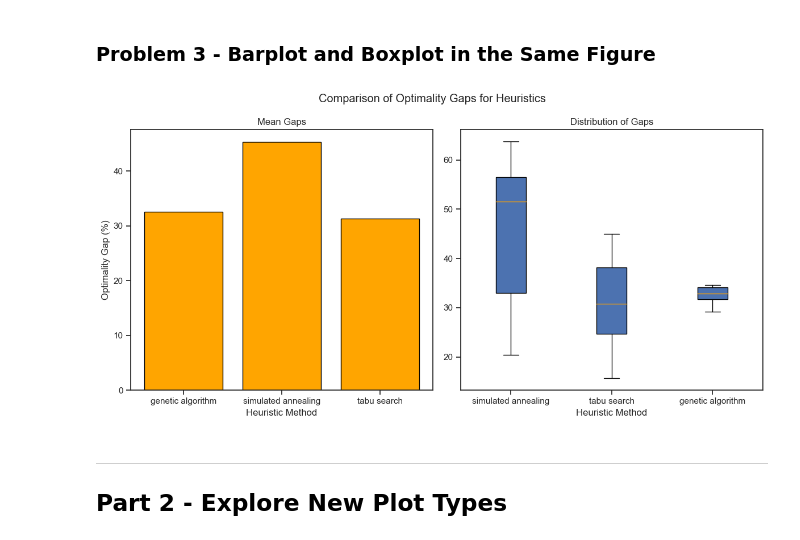
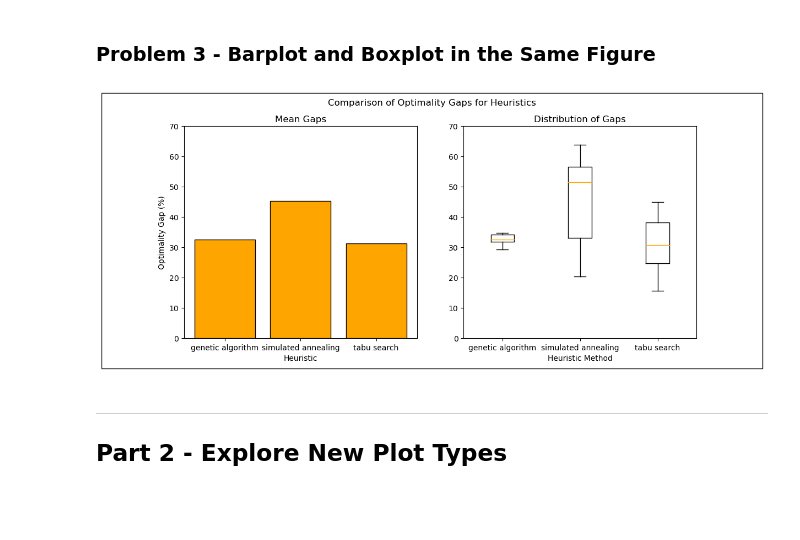
Before and after one commit to IE-555/homework4-Sharsoom, a Jupyter notebook: fsharsoo_hw4.ipynb, the cells around one changed output. Cells and saved outputs as stored; diff of their text form; code cells hidden in the pictures; blank space fills up the shorter version.

```diff
--- a/fsharsoo_hw4.ipynb
+++ b/fsharsoo_hw4.ipynb
@@ -76,55 +86,63 @@ plt.show()
 # %% [markdown]
 ### Problem 3 - Barplot and Boxplot in the Same Figure
 # %%
-d2 = pd.read_csv("solution_data.csv", comment="%")
-d2.columns = ["Problem", "SolnMethod", "Value"]
+import numpy as np
+data = pd.read_csv('solution_data.csv', comment='%', header=None)
+col_names = ['Problem', 'SolnMethod', 'Value']
+data = pd.DataFrame(data)
+data.columns = col_names
 
-# Calculate optimal gaps
-optimalValue = d2[d2['SolnMethod'] == 'optimal'].groupby('Problem')['Value'].mean()
-heuristicValue = d2[d2['SolnMethod'] != 'optimal'].groupby(['Problem', 'SolnMethod'])['Value'].mean()
-Gaps = (optimalValue - heuristicValue) / optimalValue * 100
+optimal_data = data[data['SolnMethod'] == 'optimal']
+optimal_ofv = optimal_data.groupby('Problem')['Value'].mean()
+heuristic_data = data[data['SolnMethod'] != 'optimal']
+heuristic_ofv = heuristic_data.groupby(['Problem', 'SolnMethod'])['Value'].mean()
+avg_gaps = ((optimal_ofv - heuristic_ofv) / optimal_ofv) * 100
 
-# Reset the index
-Gaps = Gaps.reset_index()
+avg_gaps = avg_gaps.reset_index()
+#print(Gaps)
 
-# Create dataframe
 barplot_data = pd.DataFrame({
-    'Heuristic': Gaps['SolnMethod'],
-    'Optimality Gap': Gaps['Value']
+    'Heuristic': avg_gaps['SolnMethod'],
+    'Optimality Gap': avg_gaps['Value']
 })
 
-Gaps = Gaps.reset_index()
-average_gaps = barplot_data[barplot_data['Heuristic'].isin(['genetic algorithm', 'simulated annealing', 'tabu search'])]
-average_gaps = average_gaps.groupby('Heuristic')['Optimality Gap'].mean().reset_index()
 
-fig, axes = plt.subplots(1, 2, figsize=(12, 6))
+avg_gaps = avg_gaps.reset_index()
+heuristics_to_select = ['genetic algorithm', 'simulated annealing', 'tabu search']
+heuristic_gaps = barplot_data[barplot_data['Heuristic'].isin(heuristics_to_select)]
+heuristic_gaps= heuristic_gaps.groupby('Heuristic')['Optimality Gap'].mean().reset_index()
+
+fig, axes = plt.subplots(1, 2, figsize=(12, 5))
 fig.suptitle("Comparison of Optimality Gaps for Heuristics")
 
-# First subplot
-axes[0].bar(average_gaps['Heuristic'], average_gaps['Optimality Gap'], color="orange", edgecolor="black")
-axes[0].set_xlabel("Heuristic Method")
+axes[0].bar(heuristic_gaps['Heuristic'], heuristic_gaps['Optimality Gap'], color="orange", edgecolor="black")
+axes[0].set_xlabel("Heuristic")
 axes[0].set_ylabel("Optimality Gap (%)")
 axes[0].set_title("Mean Gaps")
+axes[0].set_ylim([0, 70])
 
-# Second subplot
-data_boxplot = [Gaps[Gaps['SolnMethod'] == method]['Value'] for method in Gaps['SolnMethod'].unique()]
+boxplot_data = [avg_gaps[avg_gaps['SolnMethod'] == method]['Value'] for method in avg_gaps['SolnMethod'].unique()]
 
-# Create the boxplot
-bp = axes[1].boxplot(data_boxplot, labels=Gaps['SolnMethod'].unique(), patch_artist=True, medianprops={'color': 'orange'})
+boxplot = axes[1].boxplot(boxplot_data, patch_artist=False, medianprops={'color': 'orange'})
+labels = avg_gaps['SolnMethod'].unique()
+x = range(1,len(labels)+1)
+axes[1].set_xticks(x)
 
-# set the labels
-custom_labels = Gaps['SolnMethod'].unique()
-custom_positions = range(1, len(custom_labels) + 1)
-axes[1].set_xticks(custom_positions)
-axes[1].set_xticklabels(custom_labels, ha="center")
+axes[1].set_xticklabels(labels, rotation=0, ha="center")
 axes[1].set_xlabel("Heuristic Method")
 axes[1].set_title("Distribution of Gaps")
 
-#adjust layout to fit in the plot
-plt.tight_layout()
+axes[1].set_ylim([0, 70])
+axes[1].set_ylim(axes[0].get_ylim())
+
+fig = plt.gcf()
+ax = plt.gca()
+rect = patches.Rectangle((0, 0), 1, 1, transform=fig.transFigure, linewidth=1, edgecolor='black', facecolor='none', zorder=10)
+fig.patches.extend([rect])
+
 plt.show()
 # %% [output]
-[figure, old version]
+[figure, new version]
 # %% [markdown]
 ---
 ## Part 2 - Explore New Plot Types
```
Also changed, not shown: parts of 6 cells of this notebook.
